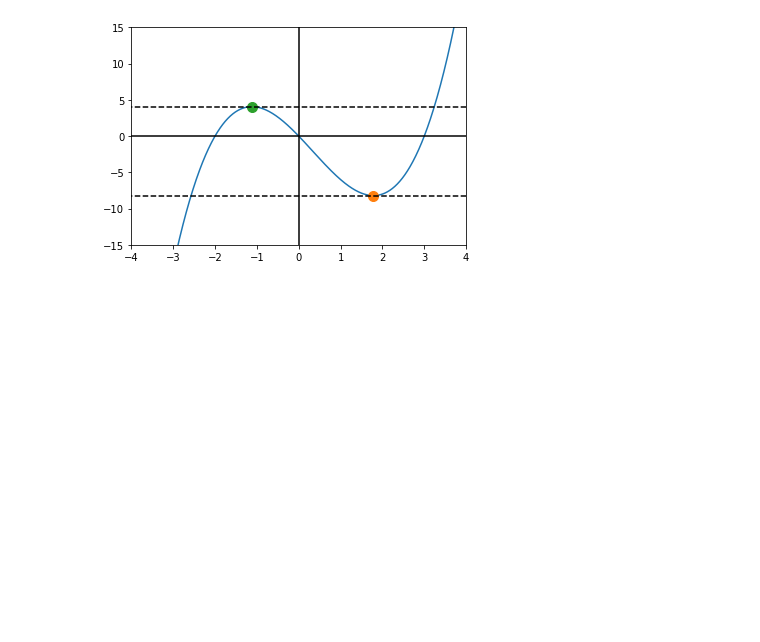
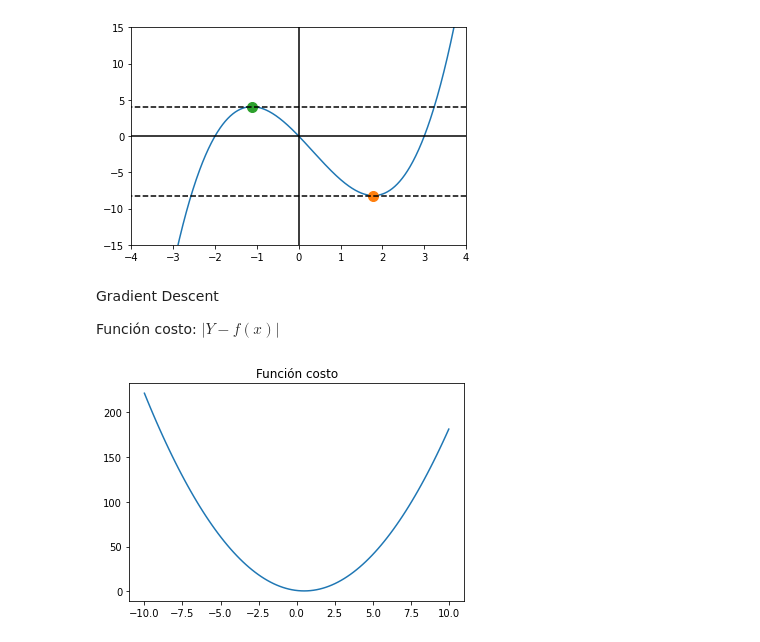
Before and after one commit to xalejandrow/calculus-and-algebra-with-python, a Jupyter notebook: lessons/09-derivatives-with-python.ipynb, the cells around one changed output. Cells and saved outputs as stored; diff of their text form; code cells hidden in the pictures; blank space fills up the shorter version.

```diff
--- a/lessons/09-derivatives-with-python.ipynb
+++ b/lessons/09-derivatives-with-python.ipynb
@@ -206,3 +206,21 @@ def tan_plot(a, b):
 tan_plot(a, b)
 # %% [output]
 [figure]
+# %% [markdown]
+Gradient Descent
+
+Función costo: $|Y - f(x)|$
+# %%
+import numpy as np
+import matplotlib.pyplot as plt
+import pandas as pd
+%matplotlib inline
+#Función
+def f(x): return (2*x**2) -2*x +1
+x = np.linspace(-10,10,100)
+# %%
+plt.plot(x,f(x))
+plt.title('Función costo')
+plt.show()
+# %% [output]
+[figure, added]
```
Also changed, not shown: parts of 5 cells of this notebook.
